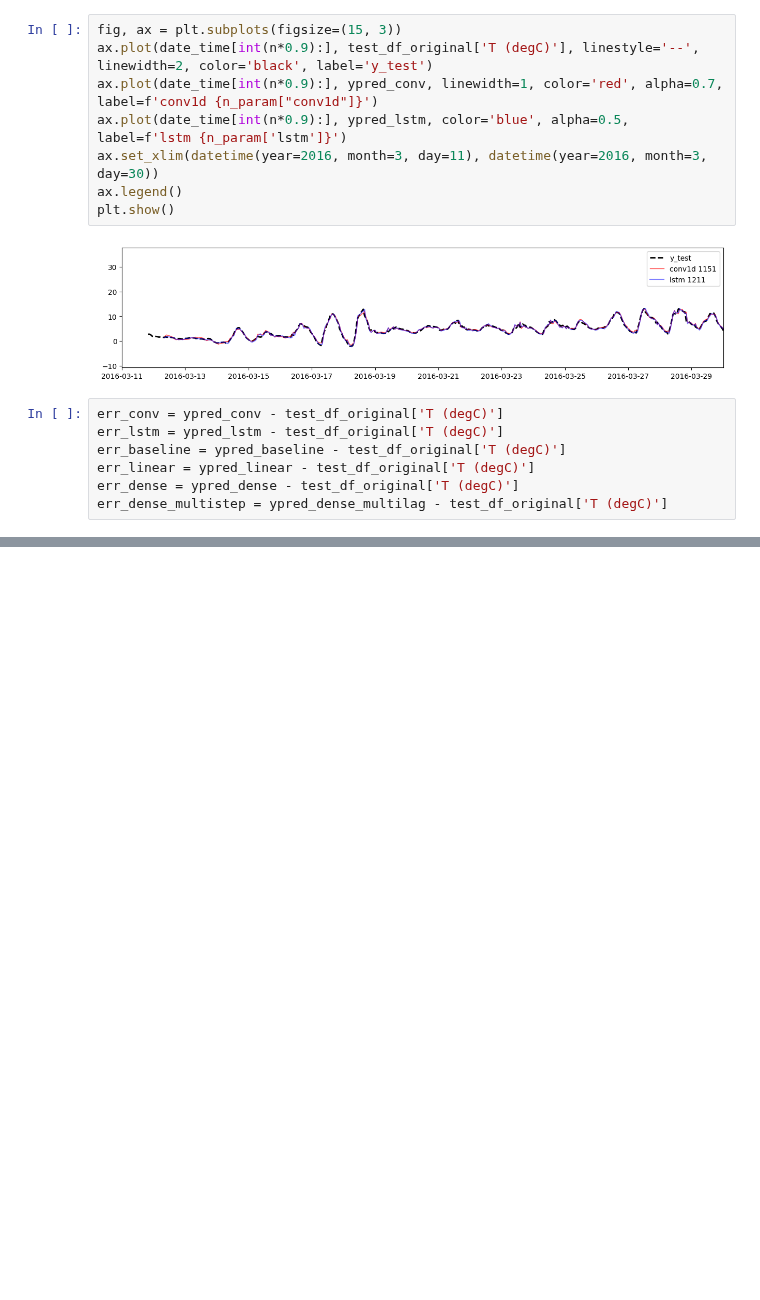
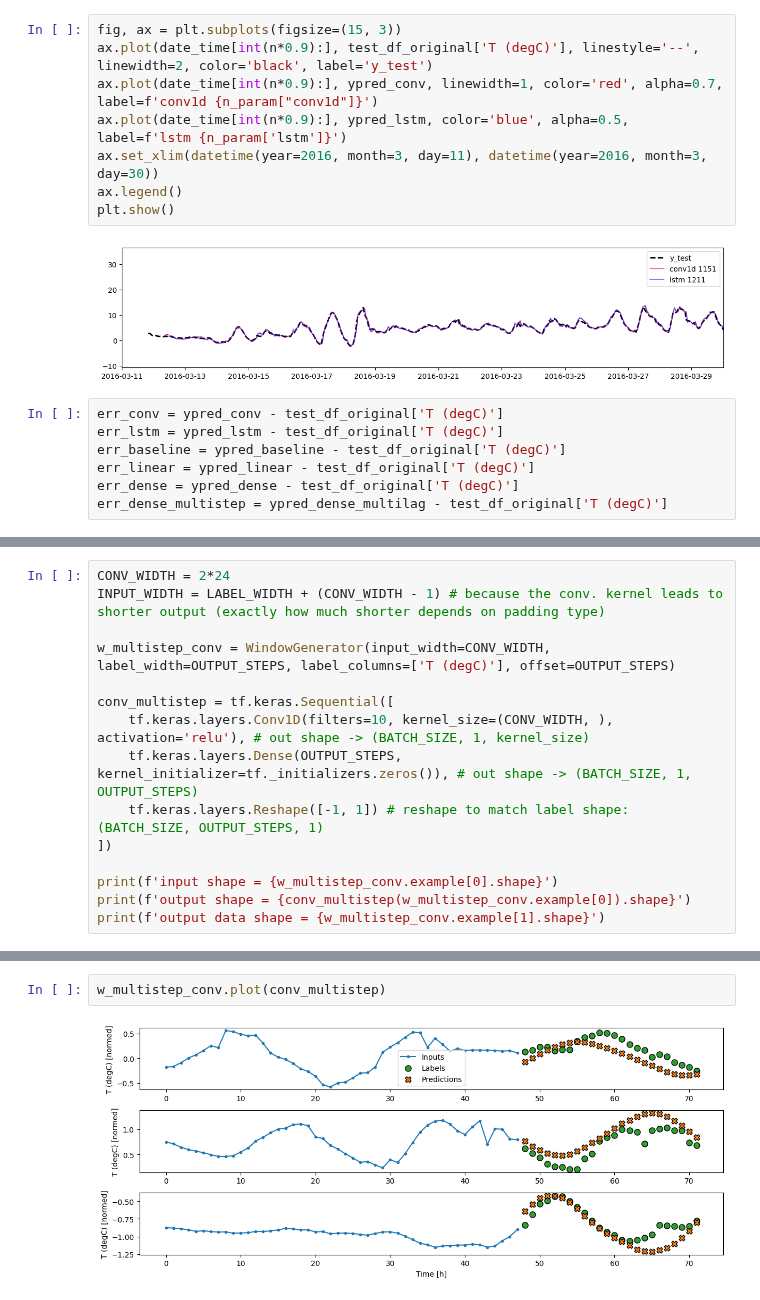
Before and after one commit to robetatis/study_notes_ml, a Jupyter notebook: weather.ipynb, the cells around one changed output, grey strips where cells are left out. Cells and saved outputs as stored; diff of their text form; blank space fills up the shorter version.

Commit message:
add single-shot multistep models

```diff
--- a/weather.ipynb
+++ b/weather.ipynb
@@ -832,0 +820,15 @@ X: (3, 2), Wx: (2, 2), Wh: (2, 2), b: (2, 1), h: (2, 1)
+# %%
+CONV_WIDTH = 2*24
+INPUT_WIDTH = LABEL_WIDTH + (CONV_WIDTH - 1) # because the conv. kernel leads to shorter output (exactly how much shorter depends on padding type)
+
+w_multistep_conv = WindowGenerator(input_width=CONV_WIDTH, label_width=OUTPUT_STEPS, label_columns=['T (degC)'], offset=OUTPUT_STEPS)
+
+conv_multistep = tf.keras.Sequential([
+    tf.keras.layers.Conv1D(filters=10, kernel_size=(CONV_WIDTH, ), activation='relu'), # out shape -> (BATCH_SIZE, 1, kernel_size)
+    tf.keras.layers.Dense(OUTPUT_STEPS, kernel_initializer=tf._initializers.zeros()), # out shape -> (BATCH_SIZE, 1, OUTPUT_STEPS)
+    tf.keras.layers.Reshape([-1, 1]) # reshape to match label shape: (BATCH_SIZE, OUTPUT_STEPS, 1)
+])
+
+print(f'input shape = {w_multistep_conv.example[0].shape}')
+print(f'output shape = {conv_multistep(w_multistep_conv.example[0]).shape}')
+print(f'output data shape = {w_multistep_conv.example[1].shape}')
@@ -832,0 +863,4 @@ X: (3, 2), Wx: (2, 2), Wh: (2, 2), b: (2, 1), h: (2, 1)
+# %%
+w_multistep_conv.plot(conv_multistep)
+# %% [output]
+[figure, added]
```
Also changed, not shown: parts of 35 cells of this notebook.
